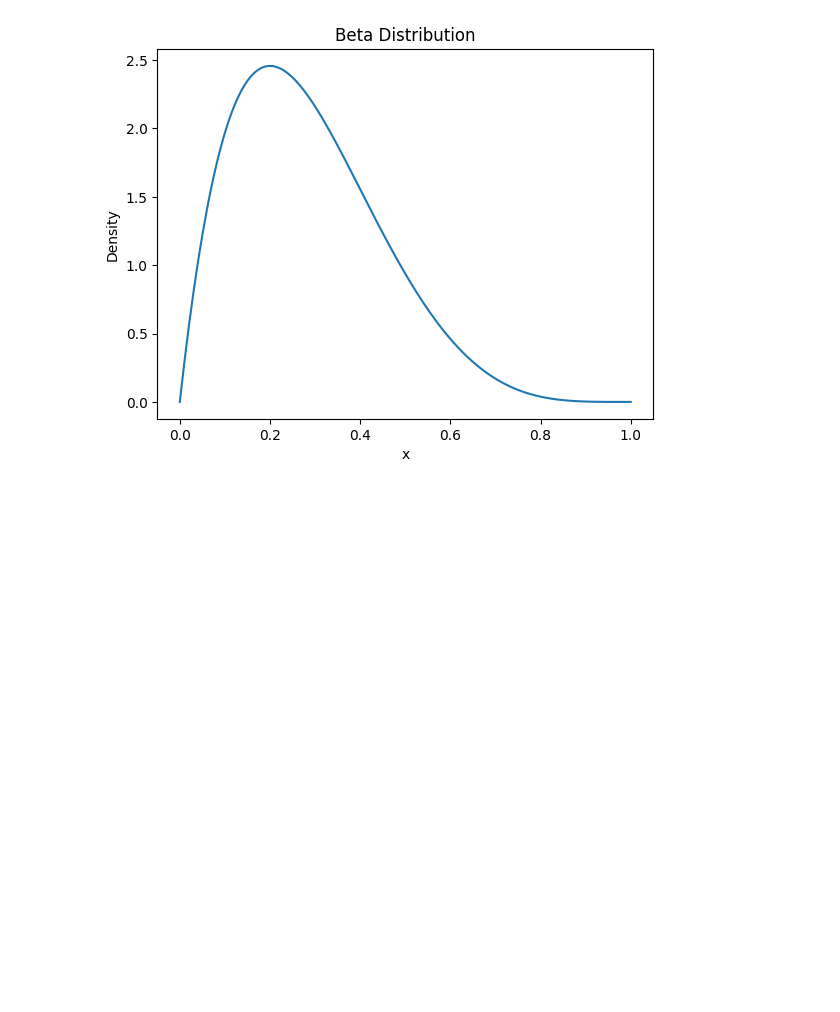
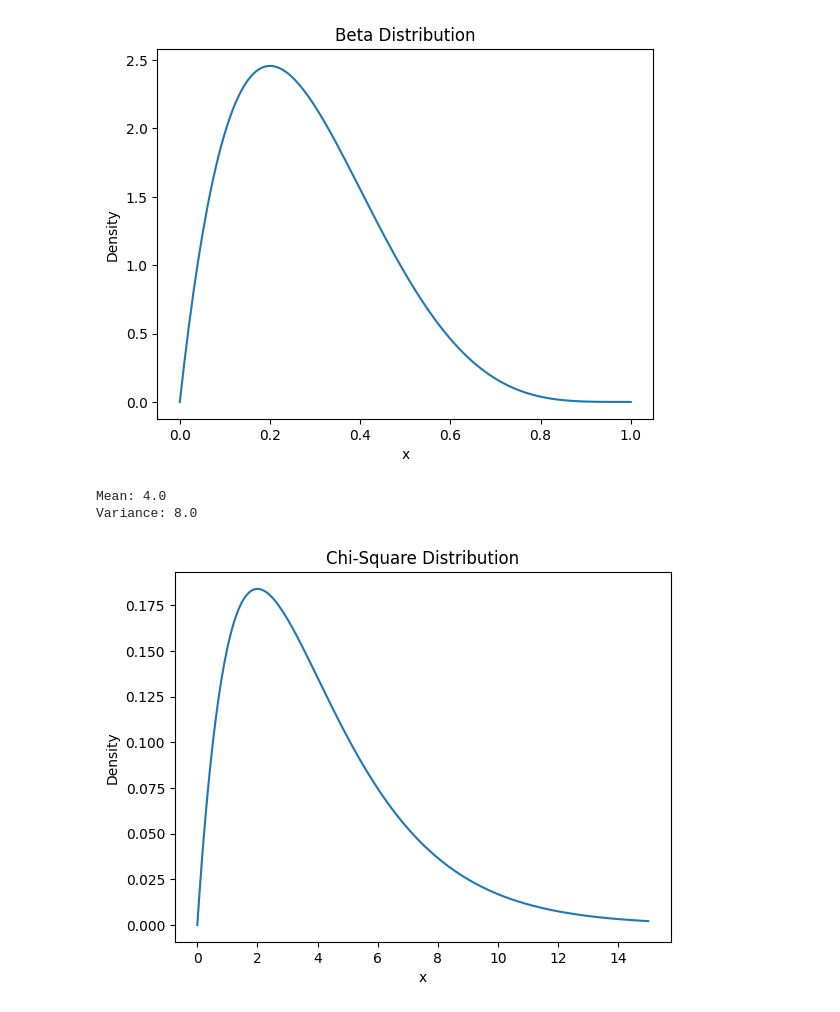
Before and after one commit to T-REX-C0DER/SciPy-Learning-Repository-, a Jupyter notebook: Scipy_Stats.ipynb, the cells around one changed output. Cells and saved outputs as stored; diff of their text form; code cells hidden in the pictures; blank space fills up the shorter version.

```diff
--- a/Scipy_Stats.ipynb
+++ b/Scipy_Stats.ipynb
@@ -221,3 +221,23 @@ plt.show()
 Mean: 0.2857142857142857
 Variance: 0.025510204081632654
 [figure]
+# %%
+# Chi-Squared Distribution
+
+df = 4
+
+x = np.linspace(0, 15, 200)
+pdf = stats.chi2.pdf(x, df)
+
+print("Mean:", stats.chi2.mean(df))
+print("Variance:", stats.chi2.var(df))
+
+plt.plot(x, pdf)
+plt.title("Chi-Square Distribution")
+plt.xlabel("x")
+plt.ylabel("Density")
+plt.show()
+# %% [output]
+Mean: 4.0
+Variance: 8.0
+[figure, added]
```
